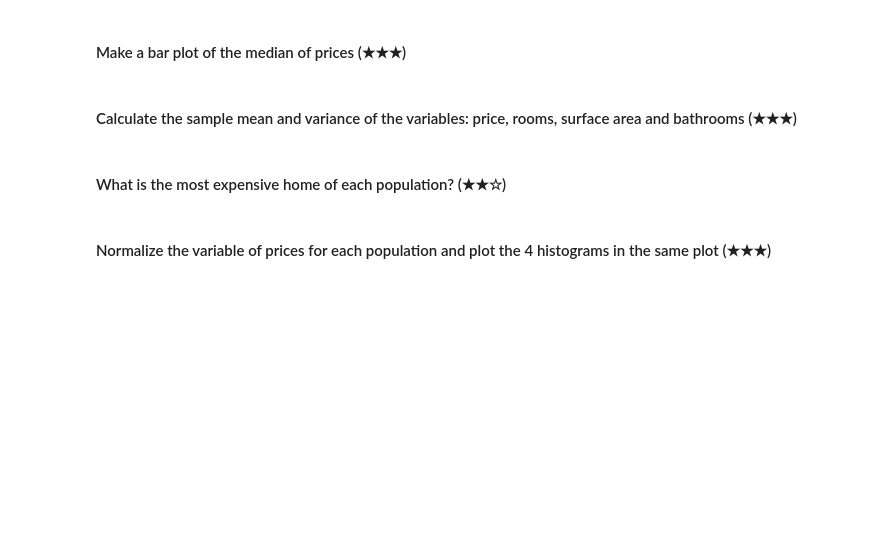
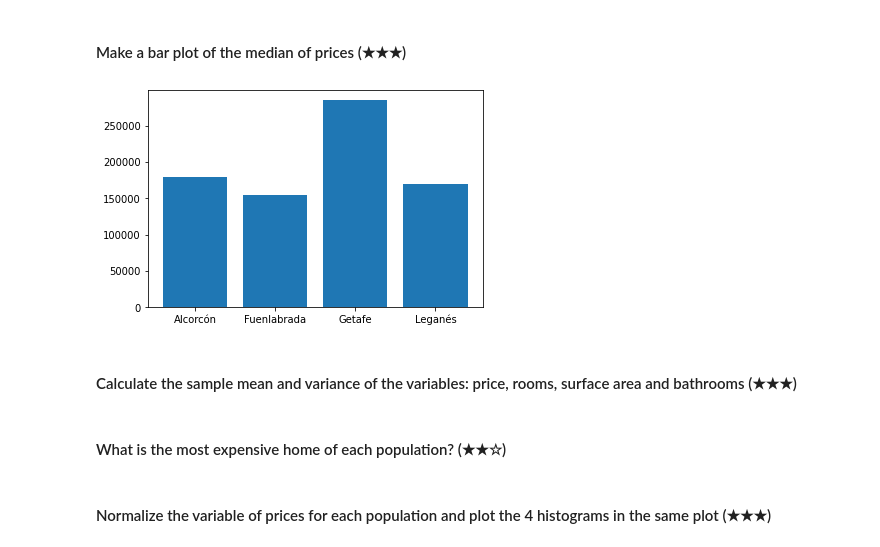
Before and after one commit to 4GeeksAcademy/realestate-datacleanup-exercise, a Jupyter notebook: project.ipynb, the cells around one changed output. Drawn from its saved outputs; the diff is of its cells as text; code cells hidden in the pictures; blank space fills up the shorter version.

```diff
--- a/project.ipynb
+++ b/project.ipynb
@@ -141,5 +157,15 @@ plt.show()
 # %% [markdown]
 #### Make a bar plot of the median of prices (★★★)
+# %%
+df3 = df[df['level5'].isin(('Fuenlabrada', 'Leganés', 'Getafe', 'Alcorcón'))]
+df3 = df3[['level5', 'price']]
+df4 = df3.groupby('level5').median()
+lista = df4.index.values.tolist()
+valores = df4['price'].tolist()
+plt.bar(lista, valores)
+plt.show()
+# %% [output]
+[figure, added]
 # %% [markdown]
 #### Calculate the sample mean and variance of the variables: price, rooms, surface area and bathrooms (★★★)
 # %% [markdown]
```
Also changed, not shown: parts of 1 cell of this notebook.
